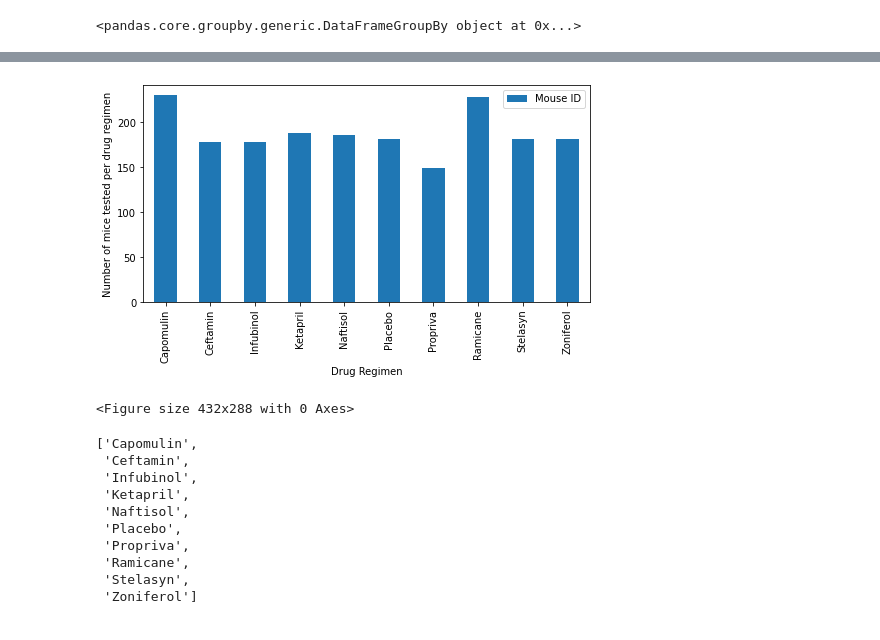
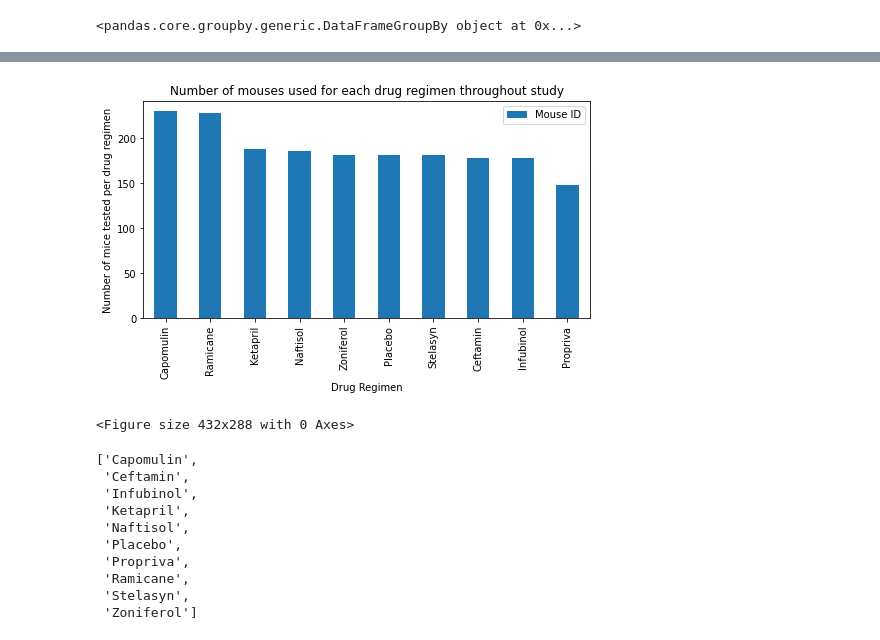
Before and after one commit to NKS8/Matplotlib_challenge, a Jupyter notebook: Pymaceuticals/pymaceuticals_starter.ipynb, the cells around one changed output, grey strips where cells are left out. Cells and saved outputs as stored; diff of their text form; code cells hidden in the pictures.

```diff
--- a/Pymaceuticals/pymaceuticals_starter.ipynb
+++ b/Pymaceuticals/pymaceuticals_starter.ipynb
@@ -97,5 +63,7 @@ dupl_mouse_df_clean
 # %%
-#  since time pint is only in the study table i just work with studyta ble remove the duplicates
-cleaned_study_results_df = study_results_df.loc[study_results_df["Mouse ID"] != "g989"]
-cleaned_study_results_df
+# since time point is only in the study table i just work with study table
+# keeping all records except rows that located by using loc func for
+# specific mouse id "g989"
+cleaned_combined_df = combined_df.loc[combined_df["Mouse ID"] != "g989"]
+cleaned_combined_df.head(2)
 # %% [output]
@@ -121,8 +72,0 @@ mouse_id_count_nondupl
-# %%
-# Combine the data into a single dataset
-# start from here
-
-cleaned_combined_df = pd.merge(cleaned_study_results_df, mouse_metadata_df, how = "outer", on = "Mouse ID")
-cleaned_combined_df
-
-# Display the data table for preview
@@ -158,0 +81,4 @@ Name: Tumor Volume (mm3), dtype: int64
+# %%
+# Start working and getting statistics from this df
+cleaned_combined_df = cleaned_combined_df.fillna(0)
+cleaned_combined_df.head(2)
@@ -287,0 +142,3 @@ num_mice_df
+# %%
+num_mice_used_each_drug=num_mice_df.sort_values("Mouse ID", ascending = False)
+num_mice_used_each_drug
@@ -288,15 +158,16 @@ num_mice_df
 # %%
-# Generate a bar plot showing the total number of datapoints for each drug regimen using pandas.
+# by pandas
+# Generate a bar plot showing the total number of mouse tested
+# for each drug regimen.
 # There should be a single bar per regimen
-num_mice_df.plot(kind="bar", figsize=(8,4))
-
+bar_chart = num_mice_used_each_drug.plot(kind="bar", figsize=(8,4))
 #Set a title for the chart
-plt.ylabel("Number of mice tested per drug regimen")
-
+bar_chart.set_ylabel("Number of mice tested per drug regimen")
+bar_chart.set_title("Number of mouses used for each drug regimen throughout study")
 #Display chart
 plt.show()
-plt.tight_layout() # nicely
+plt.tight_layout() # to fit better
 # %% [output]
-[figure, old version]
+[figure, new version]
 <Figure size 432x288 with 0 Axes>
 # %%
```
Also changed, not shown: parts of 75 cells of this notebook.
